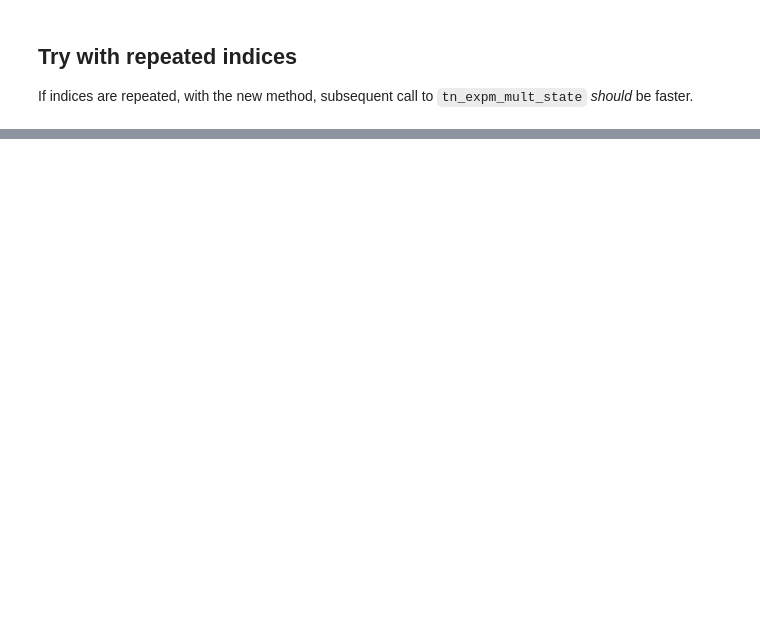
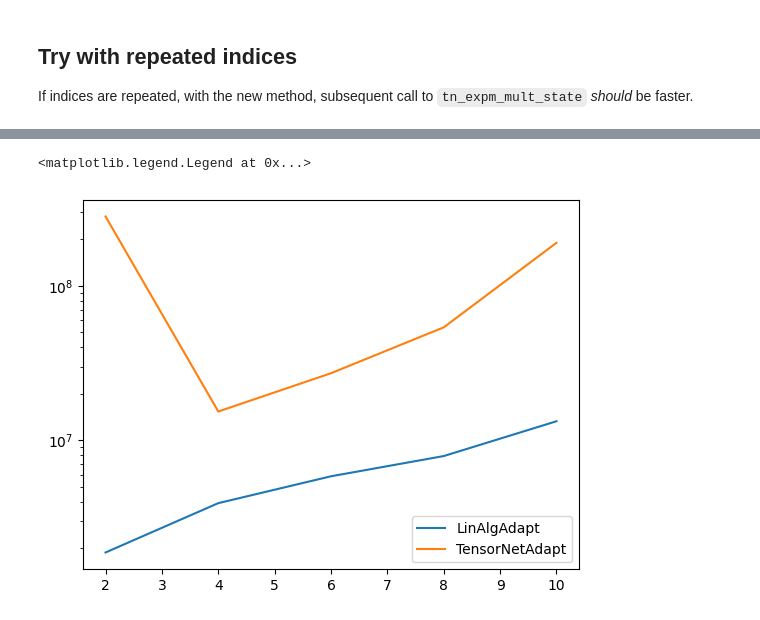
Before and after one commit to mafaldaramoa/ceo-adapt-vqe, a Jupyter notebook: examples/tn_expm_timing.ipynb, the cells around one changed output, grey strips where cells are left out. Drawn from its saved outputs; the diff is of its cells as text; code cells hidden in the pictures; blank space fills up the shorter version.

```diff
--- a/examples/tn_expm_timing.ipynb
+++ b/examples/tn_expm_timing.ipynb
@@ -188,0 +152,15 @@ Multiplication took 1.57883e+06 ns.
+# %%
+records = []
+for l in system_sizes:
+    records.append((l, linalg_times[l], tn_times[l]))
+df = pd.DataFrame.from_records(records, columns=["l", "linalg_time", "tn_time"])
+df.set_index("l", inplace=True)
+# %%
+fig, ax = plt.subplots()
+ax.plot(df.index, df["linalg_time"], label="LinAlgAdapt")
+ax.plot(df.index, df["tn_time"], label="TensorNetAdapt")
+ax.set_yscale("log")
+ax.legend()
+# %% [output]
+<matplotlib.legend.Legend at 0x...>
+[figure, added]
```
Also changed, not shown: parts of 3 cells of this notebook, 2 other files.
